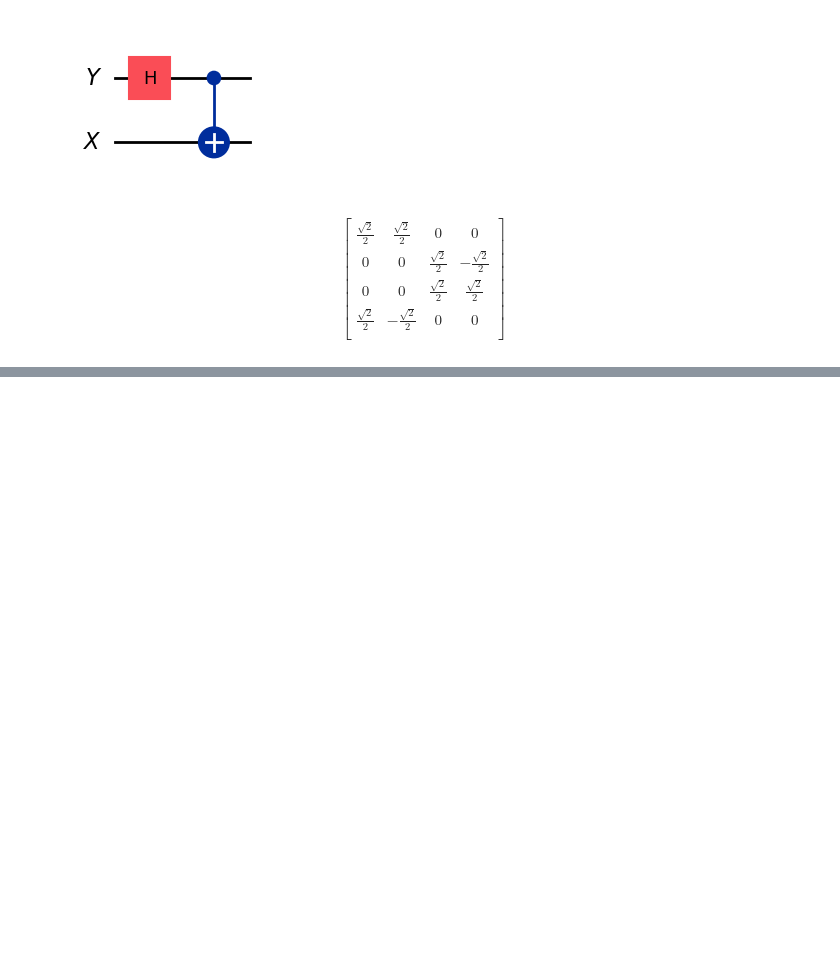
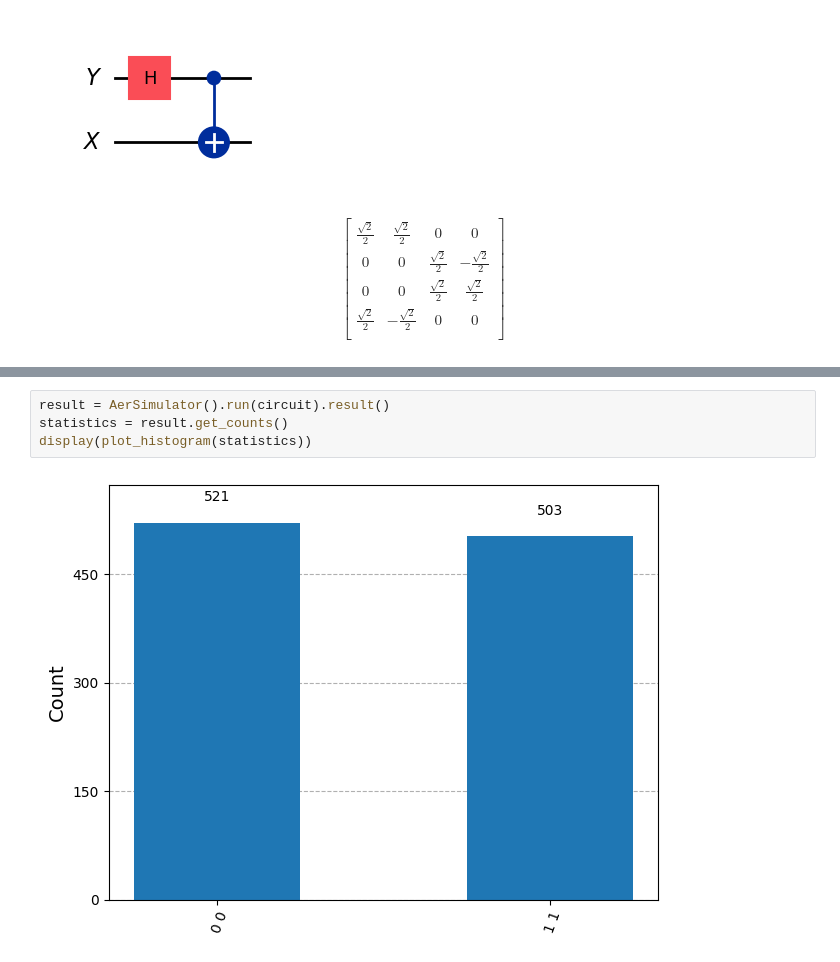
Before and after one commit to zjuadurey/QuantumComputing, a Jupyter notebook: IBMcourse/basics-of-quantum-information/quantum_circuits.ipynb, the cells around one changed output, grey strips where cells are left out. Saved outputs shown, nothing was run; the diff lists cells and outputs as text; blank space fills up the shorter version.

```diff
--- a/IBMcourse/basics-of-quantum-information/quantum_circuits.ipynb
+++ b/IBMcourse/basics-of-quantum-information/quantum_circuits.ipynb
@@ -50,0 +66,6 @@ $$
+# %%
+result = AerSimulator().run(circuit).result()
+statistics = result.get_counts()
+display(plot_histogram(statistics))
+# %% [output]
+[figure, added]
```
Also changed, not shown: parts of 1 cell of this notebook.
